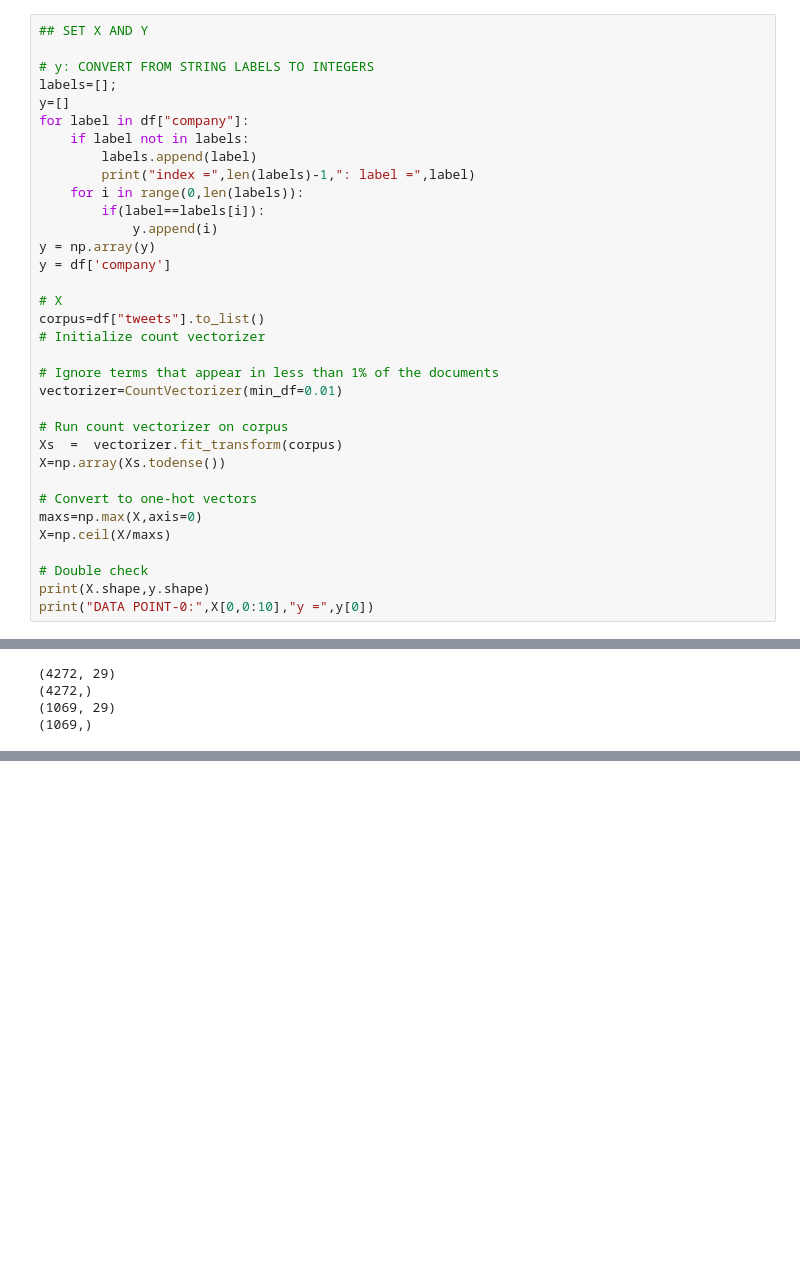
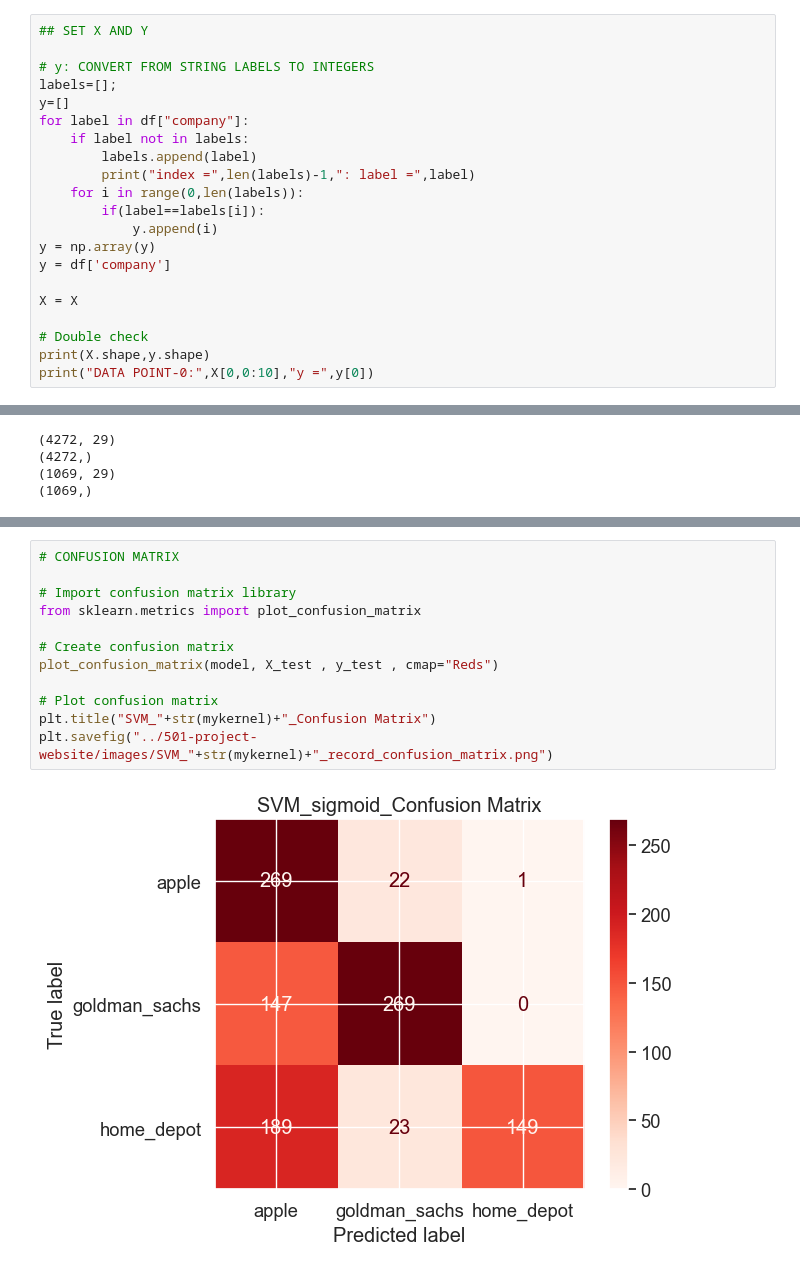
Before and after one commit to anly501/anly-501-project-cynthia-ng, a Jupyter notebook: codes/SVM_py.ipynb, the cells around one changed output, grey strips where cells are left out. Drawn from its saved outputs; the diff is of its cells as text; blank space fills up the shorter version.

```diff
--- a/codes/SVM_py.ipynb
+++ b/codes/SVM_py.ipynb
@@ -107,20 +195,7 @@ for label in df["company"]:
 y = np.array(y)
 y = df['company']
 
-# X
-corpus=df["tweets"].to_list()
-# Initialize count vectorizer
-
-# Ignore terms that appear in less than 1% of the documents
-vectorizer=CountVectorizer(min_df=0.01)
-
-# Run count vectorizer on corpus
-Xs  =  vectorizer.fit_transform(corpus)
-X=np.array(Xs.todense())
-
-# Convert to one-hot vectors
-maxs=np.max(X,axis=0)
-X=np.ceil(X/maxs)
+X = X
 
 # Double check
 print(X.shape,y.shape)
@@ -164,0 +273,14 @@ SVC(C=500, kernel='sigmoid')
+# %%
+# CONFUSION MATRIX
+
+# Import confusion matrix library
+from sklearn.metrics import plot_confusion_matrix
+
+# Create confusion matrix
+plot_confusion_matrix(model, X_test , y_test , cmap="Reds")
+
+# Plot confusion matrix
+plt.title("SVM_"+str(mykernel)+"_Confusion Matrix")
+plt.savefig("../501-project-website/images/SVM_"+str(mykernel)+"_record_confusion_matrix.png")
+# %% [output]
+[figure, added]
```
Also changed, not shown: parts of 29 cells of this notebook, 11 other files.
